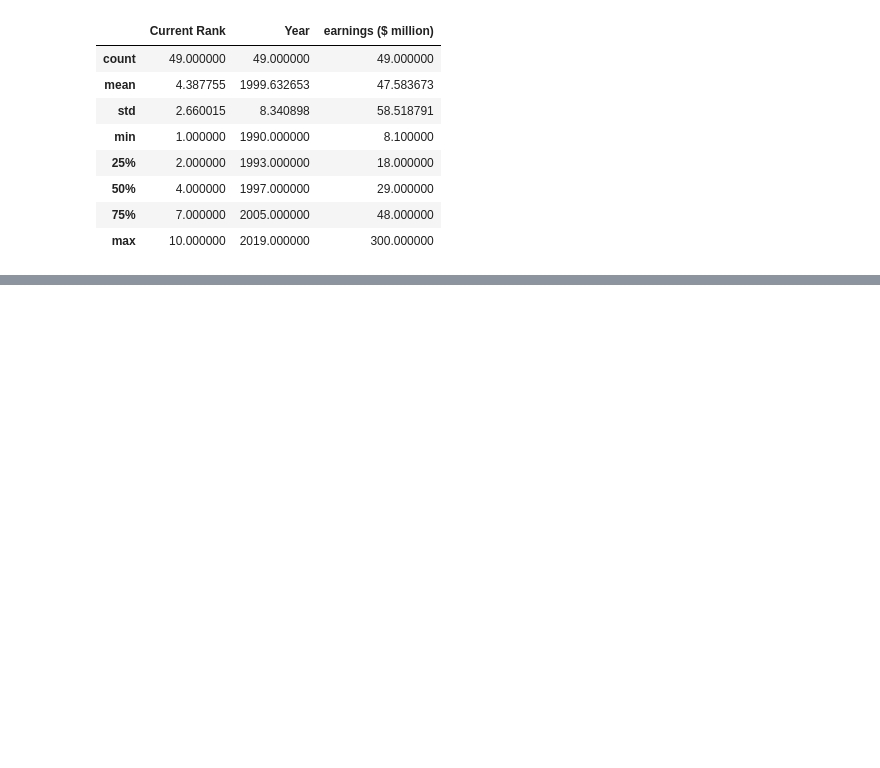
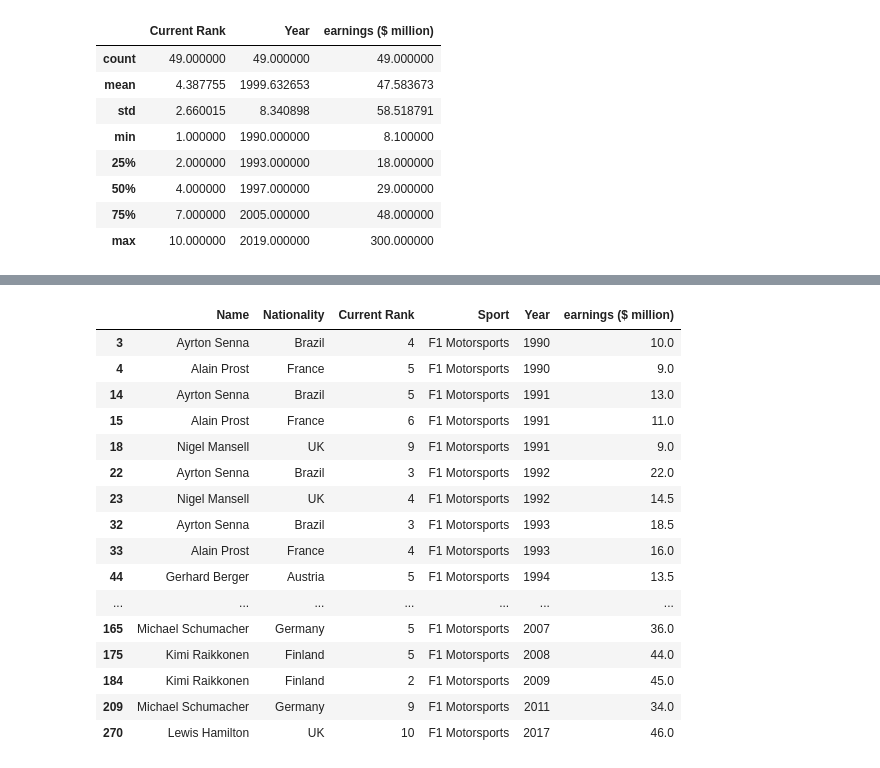
Before and after one commit to 3rda/Portfolio, a Jupyter notebook: Forbes Highest Paid Athletes/Forbes Highest Paid Athletes.ipynb, the cells around one changed output, grey strips where cells are left out. Saved outputs shown, nothing was run; the diff lists cells and outputs as text; code cells hidden in the pictures; blank space fills up the shorter version.

```diff
--- a/Forbes Highest Paid Athletes/Forbes Highest Paid Athletes.ipynb
+++ b/Forbes Highest Paid Athletes/Forbes Highest Paid Athletes.ipynb
@@ -384,0 +384,20 @@ Text(0.5, 0, 'Earnings ($ million)')
+# %%
+f1_data
+# %% [output]
+|  | Name | Nationality | Current Rank | Sport | Year | earnings ($ million) |
+| 3 | Ayrton Senna | Brazil | 4 | F1 Motorsports | 1990 | 10.0 |
+| 4 | Alain Prost | France | 5 | F1 Motorsports | 1990 | 9.0 |
+| 14 | Ayrton Senna | Brazil | 5 | F1 Motorsports | 1991 | 13.0 |
+| 15 | Alain Prost | France | 6 | F1 Motorsports | 1991 | 11.0 |
+| 18 | Nigel Mansell | UK | 9 | F1 Motorsports | 1991 | 9.0 |
+| 22 | Ayrton Senna | Brazil | 3 | F1 Motorsports | 1992 | 22.0 |
+| 23 | Nigel Mansell | UK | 4 | F1 Motorsports | 1992 | 14.5 |
+| 32 | Ayrton Senna | Brazil | 3 | F1 Motorsports | 1993 | 18.5 |
+| 33 | Alain Prost | France | 4 | F1 Motorsports | 1993 | 16.0 |
+| 44 | Gerhard Berger | Austria | 5 | F1 Motorsports | 1994 | 13.5 |
+| ... | ... | ... | ... | ... | ... | ... |
+| 165 | Michael Schumacher | Germany | 5 | F1 Motorsports | 2007 | 36.0 |
+| 175 | Kimi Raikkonen | Finland | 5 | F1 Motorsports | 2008 | 44.0 |
+| 184 | Kimi Raikkonen | Finland | 2 | F1 Motorsports | 2009 | 45.0 |
+| 209 | Michael Schumacher | Germany | 9 | F1 Motorsports | 2011 | 34.0 |
+| 270 | Lewis Hamilton | UK | 10 | F1 Motorsports | 2017 | 46.0 |
```
Also changed, not shown: parts of 44 cells of this notebook.
